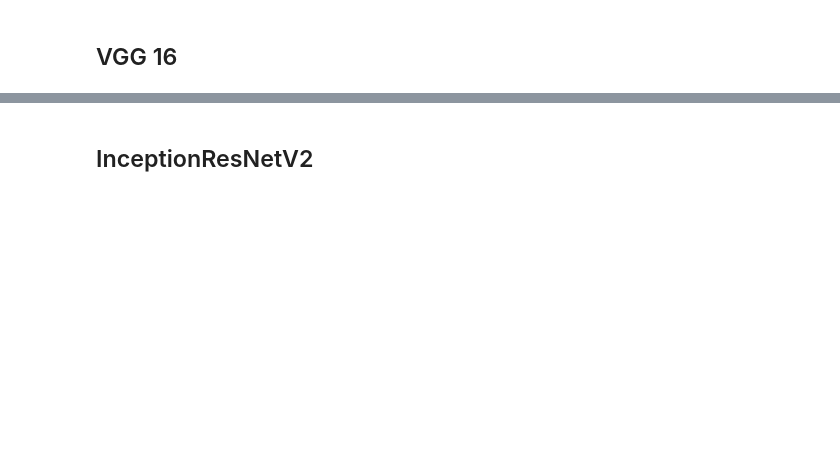
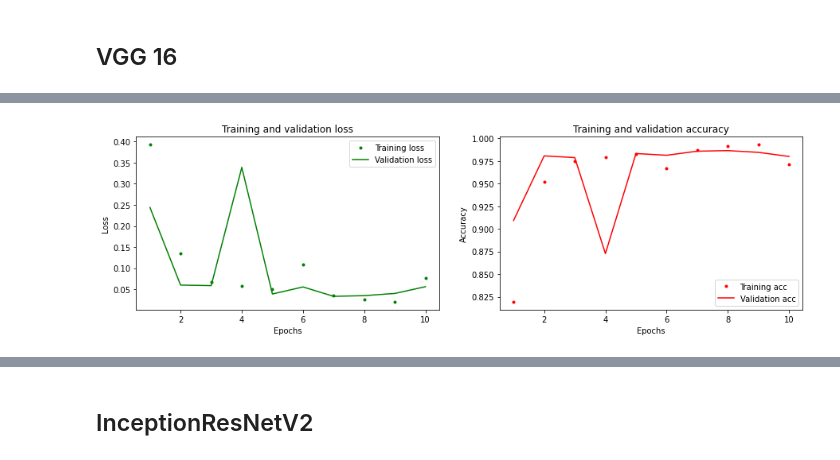
Before and after one commit to albertum1/xray-image-classification, a Jupyter notebook: project.ipynb, the cells around one changed output, grey strips where cells are left out. Saved outputs shown, nothing was run; the diff lists cells and outputs as text; code cells hidden in the pictures; blank space fills up the shorter version.

```diff
--- a/project.ipynb
+++ b/project.ipynb
@@ -244,0 +301,2 @@ nm = vgg_model.fit(x_train,
+# %%
+vgg_mod, vgg_plot = train_model(VGG16, 'sgd', ['accuracy', tf.metrics.Recall()], (128,128,3), ep = 10)
@@ -248,0 +333,4 @@ print(vgg16_train, vgg16_test)
+# %%
+plott(vgg_plot)
+# %% [output]
+[figure, added]
```
Also changed, not shown: parts of 81 cells of this notebook, 1 other file.
